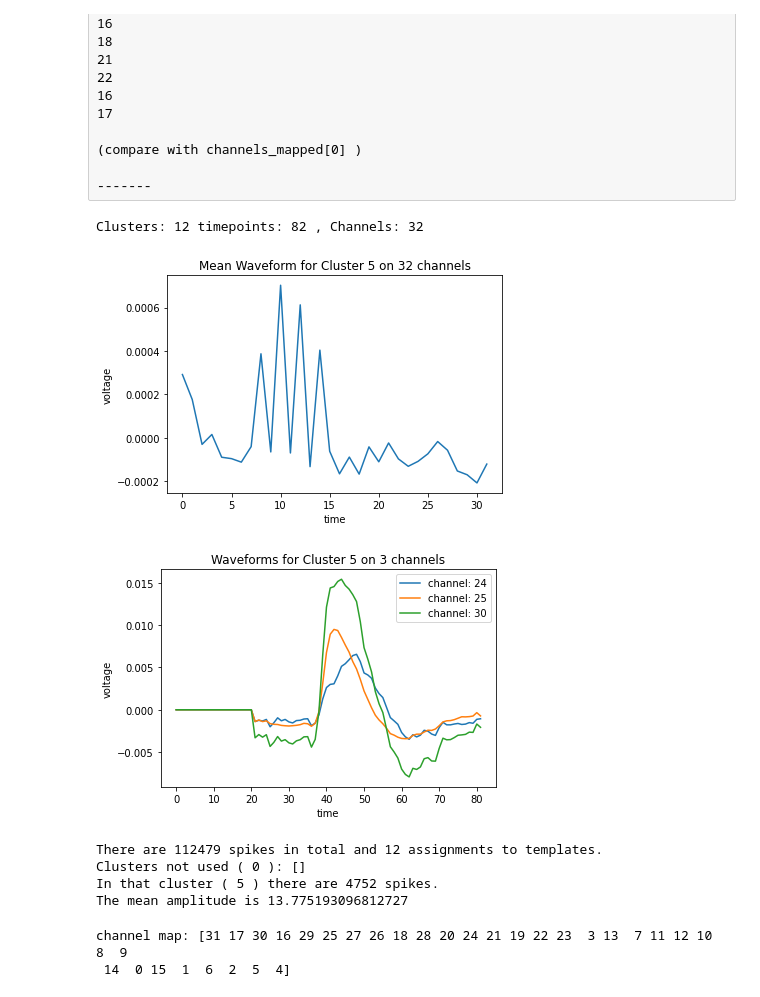
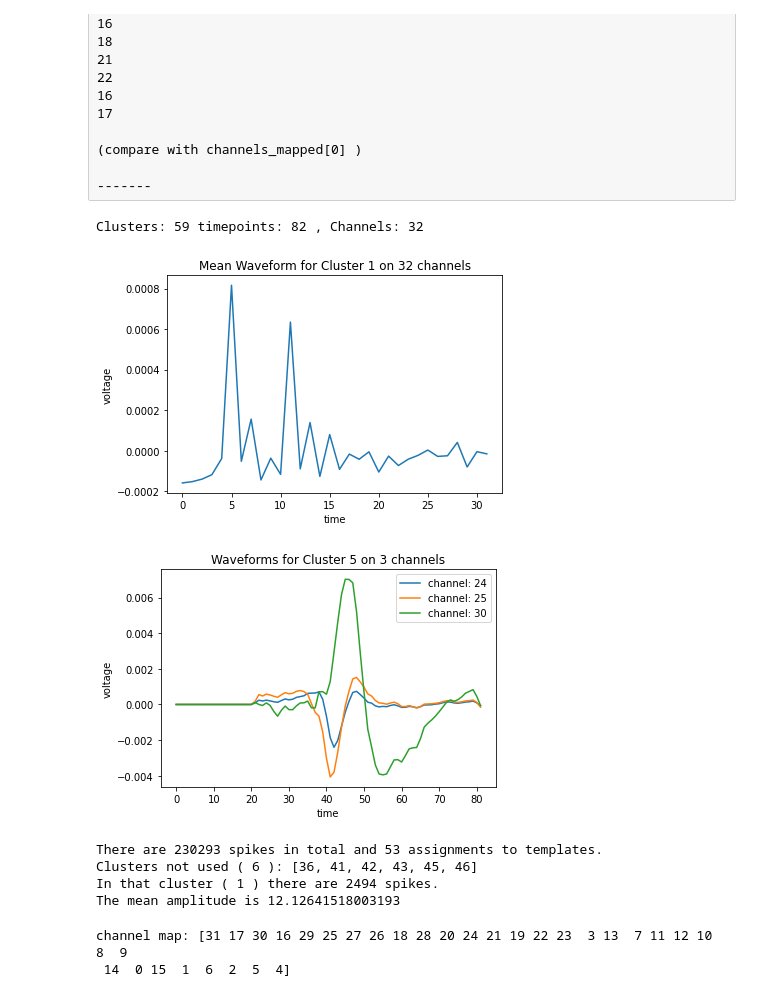
Before and after one commit to kevin-allen/spikeA, a Jupyter notebook: docs_notebooks/cluster_waveform_testing.ipynb, the cells around one changed output. Drawn from its saved outputs; the diff is of its cells as text; code cells hidden in the pictures.

```diff
--- a/docs_notebooks/cluster_waveform_testing.ipynb
+++ b/docs_notebooks/cluster_waveform_testing.ipynb
@@ -5,8 +5,10 @@
 
 # define session
 #data_prefix = "/adata/electro/bt0975/bt0975-23092021-0105/"
-data_prefix = "/adata/electro/pk1330/pk1330-12112021-0101/"
+#data_prefix = "/adata/electro/pk1330/pk1330-12112021-0101/"
 #data_prefix = "/adata/electro/pk1330/pk1330-10112021-0101/"
+#data_prefix = "/adata/electro/pk1331/pk1331-23112021-0101_A/"
+data_prefix = "/adata/electro/pk1331/pk1331-24112021-0101/"
 # %% [raw]
 # compare with raw data: (the results of this script shall coincide with those of kilosort)
 
@@ -91,25 +93,26 @@ templates = np.load(data_prefix + "templates.npy")
 n_clusters, n_timepoints, n_channels = templates.shape
 print("Clusters:",n_clusters, "timepoints:",n_timepoints,", Channels:",n_channels)
 # %% [output]
-Clusters: 12 timepoints: 82 , Channels: 32
+Clusters: 59 timepoints: 82 , Channels: 32
 # %%
 # select a cluster you want to work on
 #cluster = 0 # which cluster to analyze
-cluster = 5
+#cluster = 16
+cluster = 1
 
 # get the data for that specific cluster (turns 3 dimensions to 2 dimensions by projecting on that component)
 template_cluster = templates[cluster]
 
 # plot mean waveform of all channels
 mean_waveform = np.mean(template_cluster, axis=0)
 
 plt.plot(mean_waveform)
 plt.title("Mean Waveform for Cluster "+str(cluster)+" on "+str(n_channels)+" channels")
 plt.xlabel("time")
 plt.ylabel("voltage")
 plt.show()
 # %% [output]
-[figure, old version]
+[figure, new version]
 # %%
 # select some channels
 channels = [24,25,30]
@@ -123,7 +126,7 @@ plt.ylabel("voltage")
 plt.legend()
 plt.show()
 # %% [output]
-[figure, old version]
+[figure, new version]
 # %%
 # ----------------------------------------------------
 
@@ -146,10 +149,10 @@ amplitudes_of_spikes_in_cluster = amplitudes[spikes_in_cluster]
 mean_amplitude = np.mean(amplitudes_of_spikes_in_cluster)
 print("The mean amplitude is",mean_amplitude)
 # %% [output]
-There are 112479 spikes in total and 12 assignments to templates.
-Clusters not used ( 0 ): []
-In that cluster ( 5 ) there are 4752 spikes.
-The mean amplitude is 13.775193096812727
+There are 230293 spikes in total and 53 assignments to templates.
+Clusters not used ( 6 ): [36, 41, 42, 43, 45, 46]
+In that cluster ( 1 ) there are 2494 spikes.
+The mean amplitude is 12.12641518003193
 # %%
 # translate the channels by map
 
```
Also changed, not shown: parts of 8 cells of this notebook.
